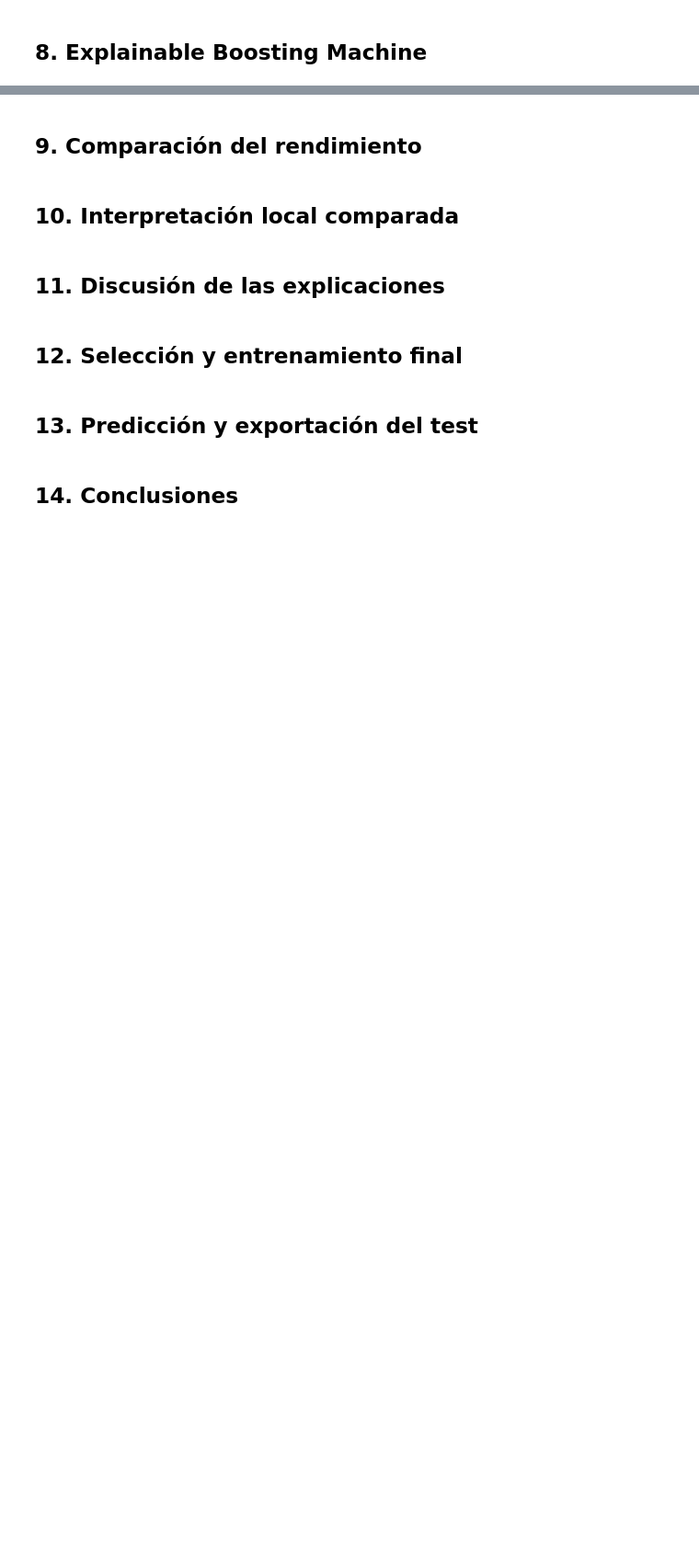
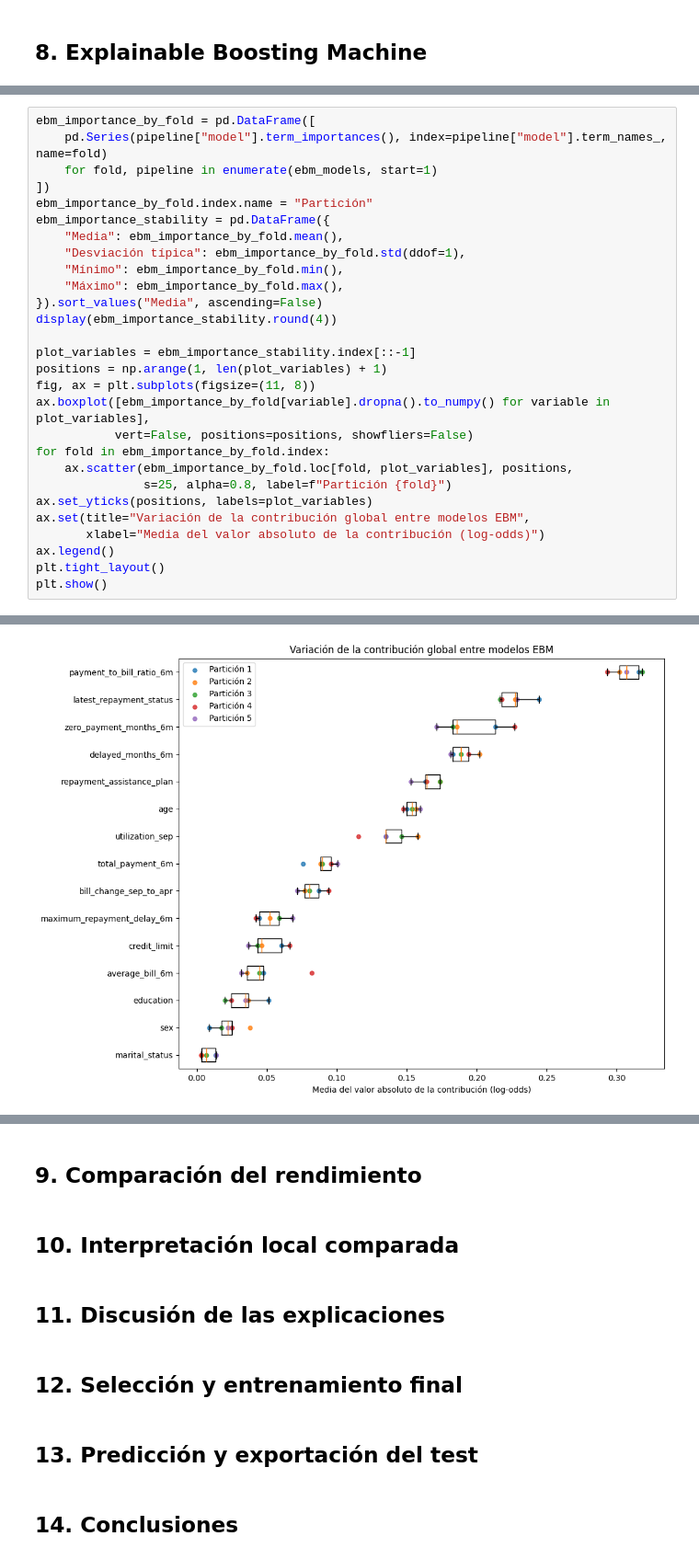
Before and after one commit to germansanchezz/iax-group-3, a Jupyter notebook: notebooks/unit-2-project.ipynb, the cells around one changed output, grey strips where cells are left out. Shown at 92% size. Drawn from its saved outputs; the diff is of its cells as text; blank space fills up the shorter version.

```diff
--- a/notebooks/unit-2-project.ipynb
+++ b/notebooks/unit-2-project.ipynb
@@ -1187,0 +2171,29 @@ La comprobación anterior permite inspeccionar la representación, pero todavía
+# %%
+ebm_importance_by_fold = pd.DataFrame([
+    pd.Series(pipeline["model"].term_importances(), index=pipeline["model"].term_names_, name=fold)
+    for fold, pipeline in enumerate(ebm_models, start=1)
+])
+ebm_importance_by_fold.index.name = "Partición"
+ebm_importance_stability = pd.DataFrame({
+    "Media": ebm_importance_by_fold.mean(),
+    "Desviación típica": ebm_importance_by_fold.std(ddof=1),
+    "Mínimo": ebm_importance_by_fold.min(),
+    "Máximo": ebm_importance_by_fold.max(),
+}).sort_values("Media", ascending=False)
+display(ebm_importance_stability.round(4))
+
+plot_variables = ebm_importance_stability.index[::-1]
+positions = np.arange(1, len(plot_variables) + 1)
+fig, ax = plt.subplots(figsize=(11, 8))
+ax.boxplot([ebm_importance_by_fold[variable].dropna().to_numpy() for variable in plot_variables],
+           vert=False, positions=positions, showfliers=False)
+for fold in ebm_importance_by_fold.index:
+    ax.scatter(ebm_importance_by_fold.loc[fold, plot_variables], positions,
+               s=25, alpha=0.8, label=f"Partición {fold}")
+ax.set_yticks(positions, labels=plot_variables)
+ax.set(title="Variación de la contribución global entre modelos EBM",
+       xlabel="Media del valor absoluto de la contribución (log-odds)")
+ax.legend()
+plt.tight_layout()
+plt.show()
+# %% [output]
@@ -1187,0 +2216 @@ La comprobación anterior permite inspeccionar la representación, pero todavía
+[figure, added]
```
Also changed, not shown: parts of 52 cells of this notebook.
